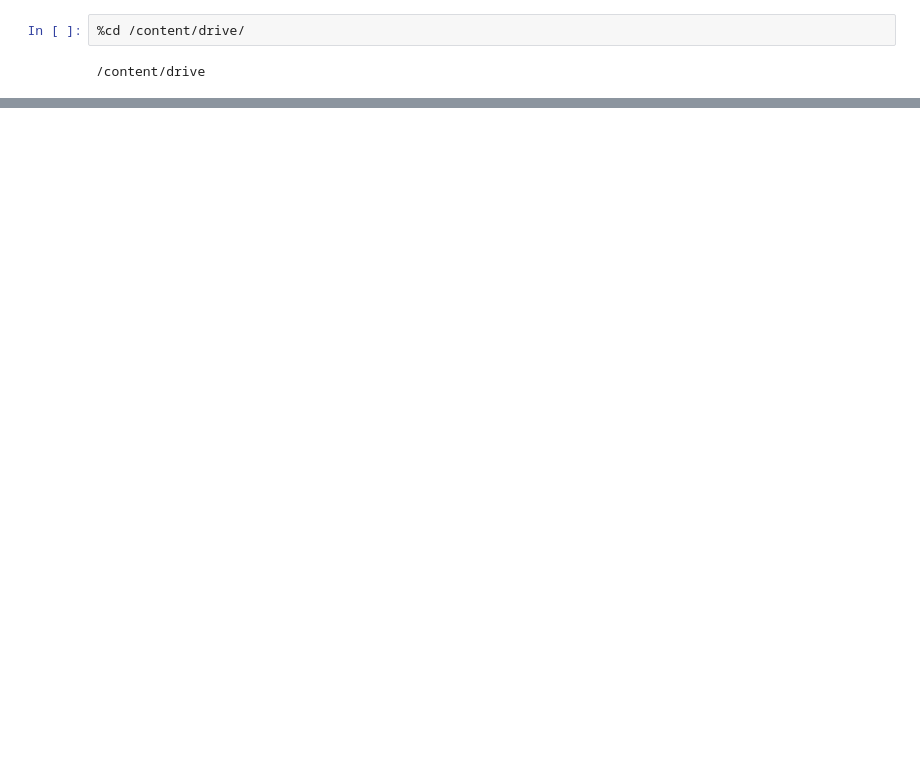
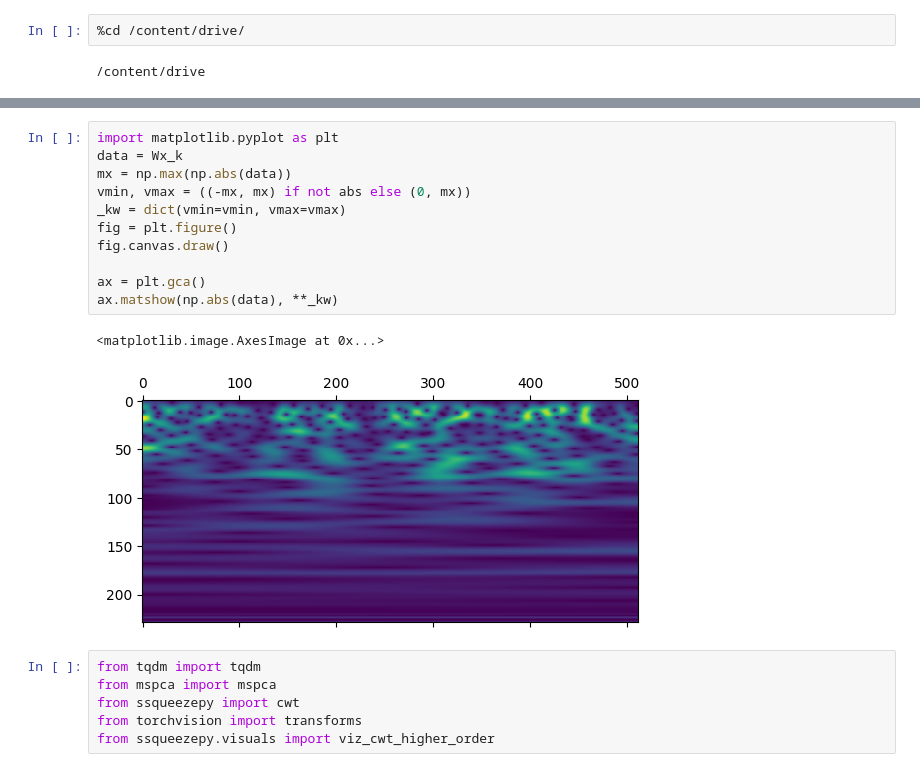
Before and after one commit to Barrett-White/brain-to-text-project, a Jupyter notebook: brain-to-text-25.ipynb, the cells around one changed output, grey strips where cells are left out. Saved outputs shown, nothing was run; the diff lists cells and outputs as text; blank space fills up the shorter version.

```diff
--- a/brain-to-text-25.ipynb
+++ b/brain-to-text-25.ipynb
@@ -80,0 +482,20 @@ ValueError: n_times could not be inferred. Either specify n_times or input_windo
+# %%
+import matplotlib.pyplot as plt
+data = Wx_k
+mx = np.max(np.abs(data))
+vmin, vmax = ((-mx, mx) if not abs else (0, mx))
+_kw = dict(vmin=vmin, vmax=vmax)
+fig = plt.figure()
+fig.canvas.draw()
+
+ax = plt.gca()
+ax.matshow(np.abs(data), **_kw)
+# %% [output]
+<matplotlib.image.AxesImage at 0x...>
+[figure, added]
+# %%
+from tqdm import tqdm
+from mspca import mspca
+from ssqueezepy import cwt
+from torchvision import transforms
+from ssqueezepy.visuals import viz_cwt_higher_order
```
Also changed, not shown: parts of 14 cells of this notebook.
